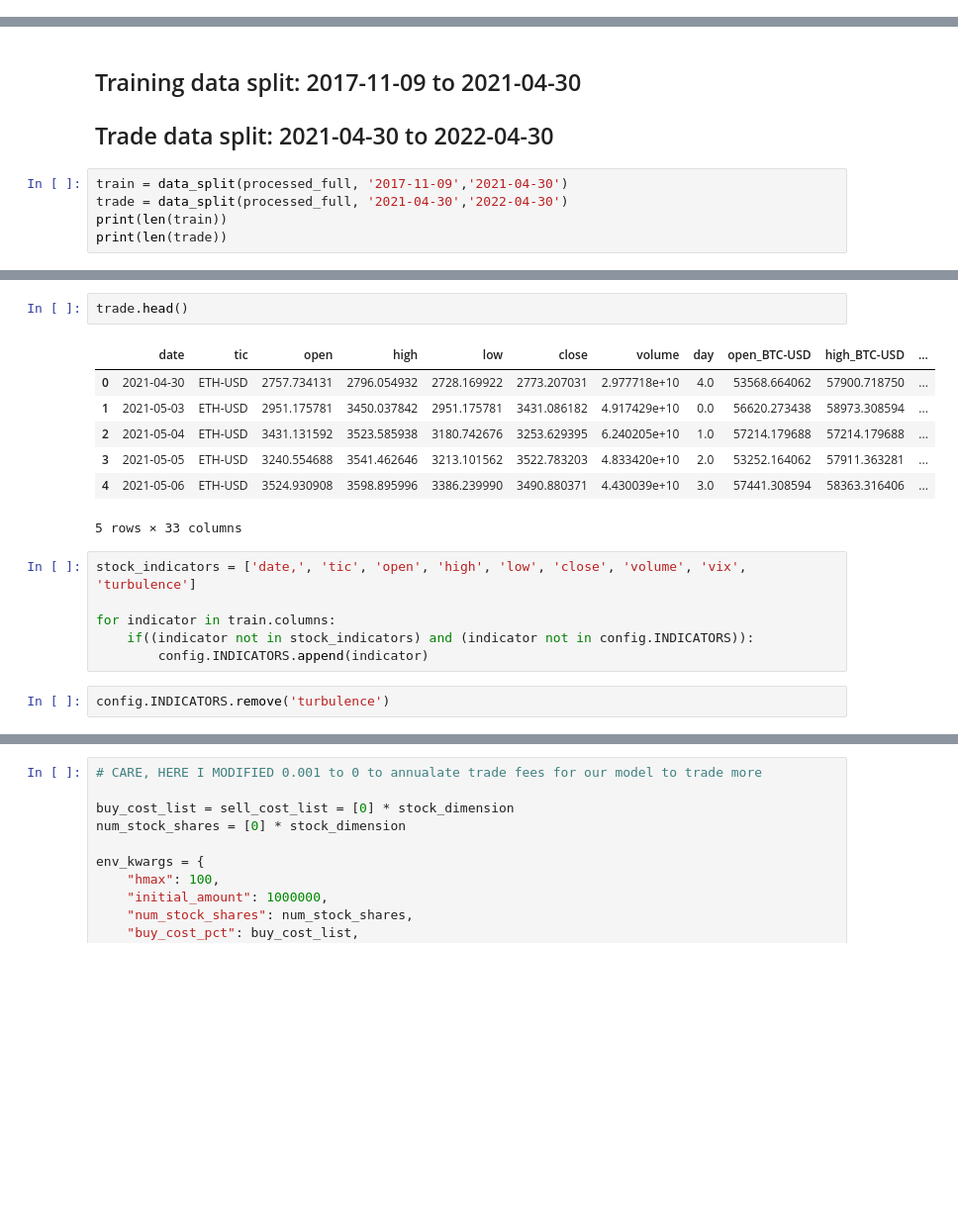
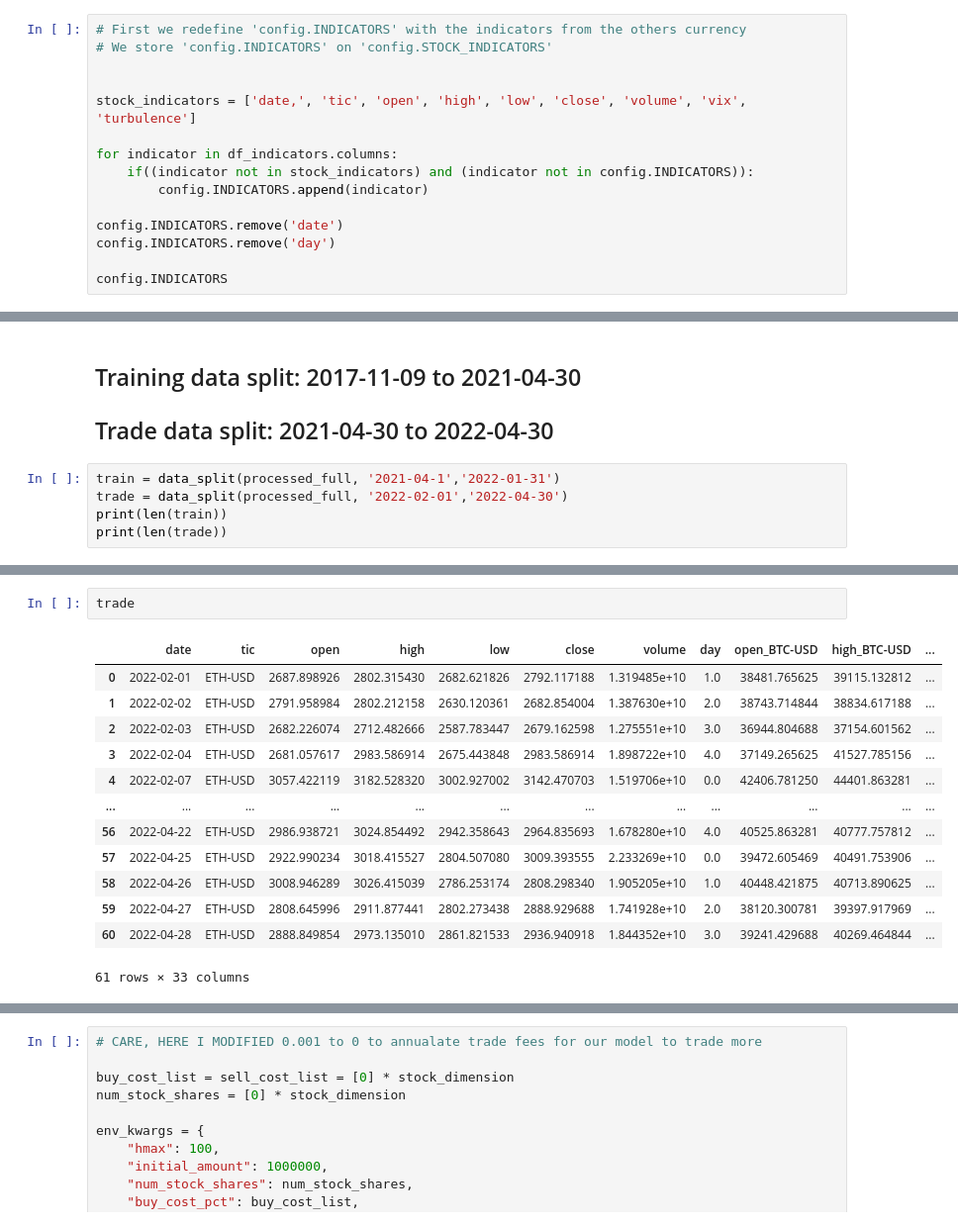
Before and after one commit to TanguyBellec/FinRL_ETH, a Jupyter notebook: FinRL_Crypto.ipynb, the cells around one changed output, grey strips where cells are left out. Shown at 99% size. Cells and saved outputs as stored; diff of their text form; blank space fills up the shorter version.

Commit message:
currently running but doesnt trade

```diff
--- a/FinRL_Crypto.ipynb
+++ b/FinRL_Crypto.ipynb
@@ -296,0 +318,15 @@ df_indicators.sort_values(by=["tic", "date"])
+# %%
+# First we redefine 'config.INDICATORS' with the indicators from the others currency
+# We store 'config.INDICATORS' on 'config.STOCK_INDICATORS'
+
+
+stock_indicators = ['date,', 'tic', 'open', 'high', 'low', 'close', 'volume', 'vix', 'turbulence']
+
+for indicator in df_indicators.columns:
+    if((indicator not in stock_indicators) and (indicator not in config.INDICATORS)):
+        config.INDICATORS.append(indicator)
+
+config.INDICATORS.remove('date')
+config.INDICATORS.remove('day')
+
+config.INDICATORS
@@ -867,8 +930,8 @@ class StockTradingEnv(gym.Env):
 ## Training data split: 2017-11-09 to 2021-04-30
 ## Trade data split: 2021-04-30 to 2022-04-30
 # %%
-train = data_split(processed_full, '2017-11-09','2021-04-30')
-trade = data_split(processed_full, '2021-04-30','2022-04-30')
+train = data_split(processed_full, '2021-04-1','2022-01-31')
+trade = data_split(processed_full, '2022-02-01','2022-04-30')
 print(len(train))
 print(len(trade))
 # %% [output]
@@ -885,22 +949,20 @@ train.tail()
 5 rows × 33 columns
 # %%
-trade.head()
+trade
 # %% [output]
 |  | date | tic | open | high | low | close | volume | day | open_BTC-USD | high_BTC-USD | ... |
-| 0 | 2021-04-30 | ETH-USD | 2757.734131 | 2796.054932 | 2728.169922 | 2773.207031 | 2.977718e+10 | 4.0 | 53568.664062 | 57900.718750 | ... |
-| 1 | 2021-05-03 | ETH-USD | 2951.175781 | 3450.037842 | 2951.175781 | 3431.086182 | 4.917429e+10 | 0.0 | 56620.273438 | 58973.308594 | ... |
-| 2 | 2021-05-04 | ETH-USD | 3431.131592 | 3523.585938 | 3180.742676 | 3253.629395 | 6.240205e+10 | 1.0 | 57214.179688 | 57214.179688 | ... |
-| 3 | 2021-05-05 | ETH-USD | 3240.554688 | 3541.462646 | 3213.101562 | 3522.783203 | 4.833420e+10 | 2.0 | 53252.164062 | 57911.363281 | ... |
-| 4 | 2021-05-06 | ETH-USD | 3524.930908 | 3598.895996 | 3386.239990 | 3490.880371 | 4.430039e+10 | 3.0 | 57441.308594 | 58363.316406 | ... |
+| 0 | 2022-02-01 | ETH-USD | 2687.898926 | 2802.315430 | 2682.621826 | 2792.117188 | 1.319485e+10 | 1.0 | 38481.765625 | 39115.132812 | ... |
+| 1 | 2022-02-02 | ETH-USD | 2791.958984 | 2802.212158 | 2630.120361 | 2682.854004 | 1.387630e+10 | 2.0 | 38743.714844 | 38834.617188 | ... |
+| 2 | 2022-02-03 | ETH-USD | 2682.226074 | 2712.482666 | 2587.783447 | 2679.162598 | 1.275551e+10 | 3.0 | 36944.804688 | 37154.601562 | ... |
+| 3 | 2022-02-04 | ETH-USD | 2681.057617 | 2983.586914 | 2675.443848 | 2983.586914 | 1.898722e+10 | 4.0 | 37149.265625 | 41527.785156 | ... |
+| 4 | 2022-02-07 | ETH-USD | 3057.422119 | 3182.528320 | 3002.927002 | 3142.470703 | 1.519706e+10 | 0.0 | 42406.781250 | 44401.863281 | ... |
+| ... | ... | ... | ... | ... | ... | ... | ... | ... | ... | ... | ... |
+| 56 | 2022-04-22 | ETH-USD | 2986.938721 | 3024.854492 | 2942.358643 | 2964.835693 | 1.678280e+10 | 4.0 | 40525.863281 | 40777.757812 | ... |
+| 57 | 2022-04-25 | ETH-USD | 2922.990234 | 3018.415527 | 2804.507080 | 3009.393555 | 2.233269e+10 | 0.0 | 39472.605469 | 40491.753906 | ... |
+| 58 | 2022-04-26 | ETH-USD | 3008.946289 | 3026.415039 | 2786.253174 | 2808.298340 | 1.905205e+10 | 1.0 | 40448.421875 | 40713.890625 | ... |
+| 59 | 2022-04-27 | ETH-USD | 2808.645996 | 2911.877441 | 2802.273438 | 2888.929688 | 1.741928e+10 | 2.0 | 38120.300781 | 39397.917969 | ... |
+| 60 | 2022-04-28 | ETH-USD | 2888.849854 | 2973.135010 | 2861.821533 | 2936.940918 | 1.844352e+10 | 3.0 | 39241.429688 | 40269.464844 | ... |
-5 rows × 33 columns
+61 rows × 33 columns
-# %%
-stock_indicators = ['date,', 'tic', 'open', 'high', 'low', 'close', 'volume', 'vix', 'turbulence']
-
-for indicator in train.columns:
-    if((indicator not in stock_indicators) and (indicator not in config.INDICATORS)):
-        config.INDICATORS.append(indicator)
-# %%
-config.INDICATORS.remove('turbulence')
 # %%
 config.INDICATORS
 # %% [output]
```
Also changed, not shown: parts of 24 cells of this notebook, 2 other files.
